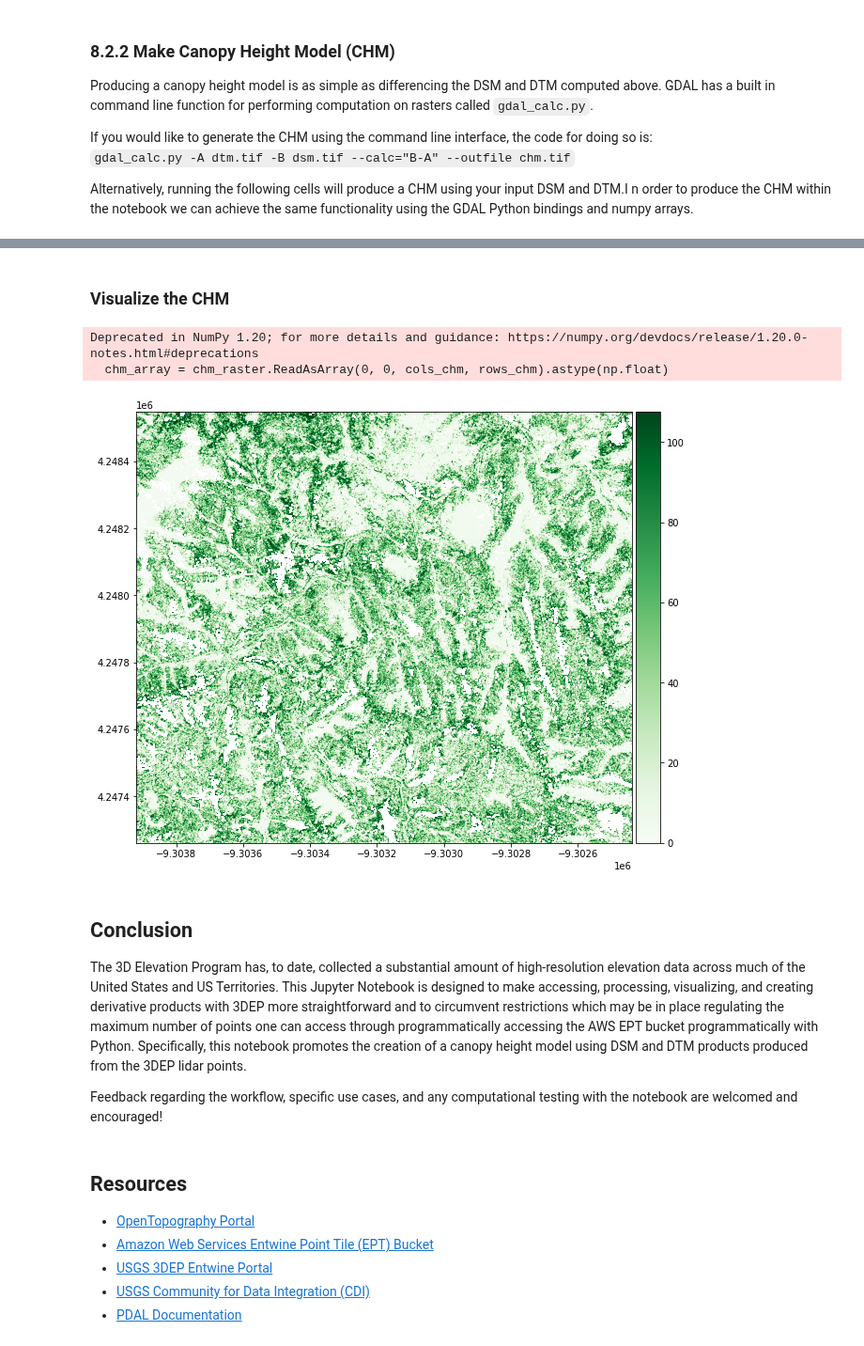
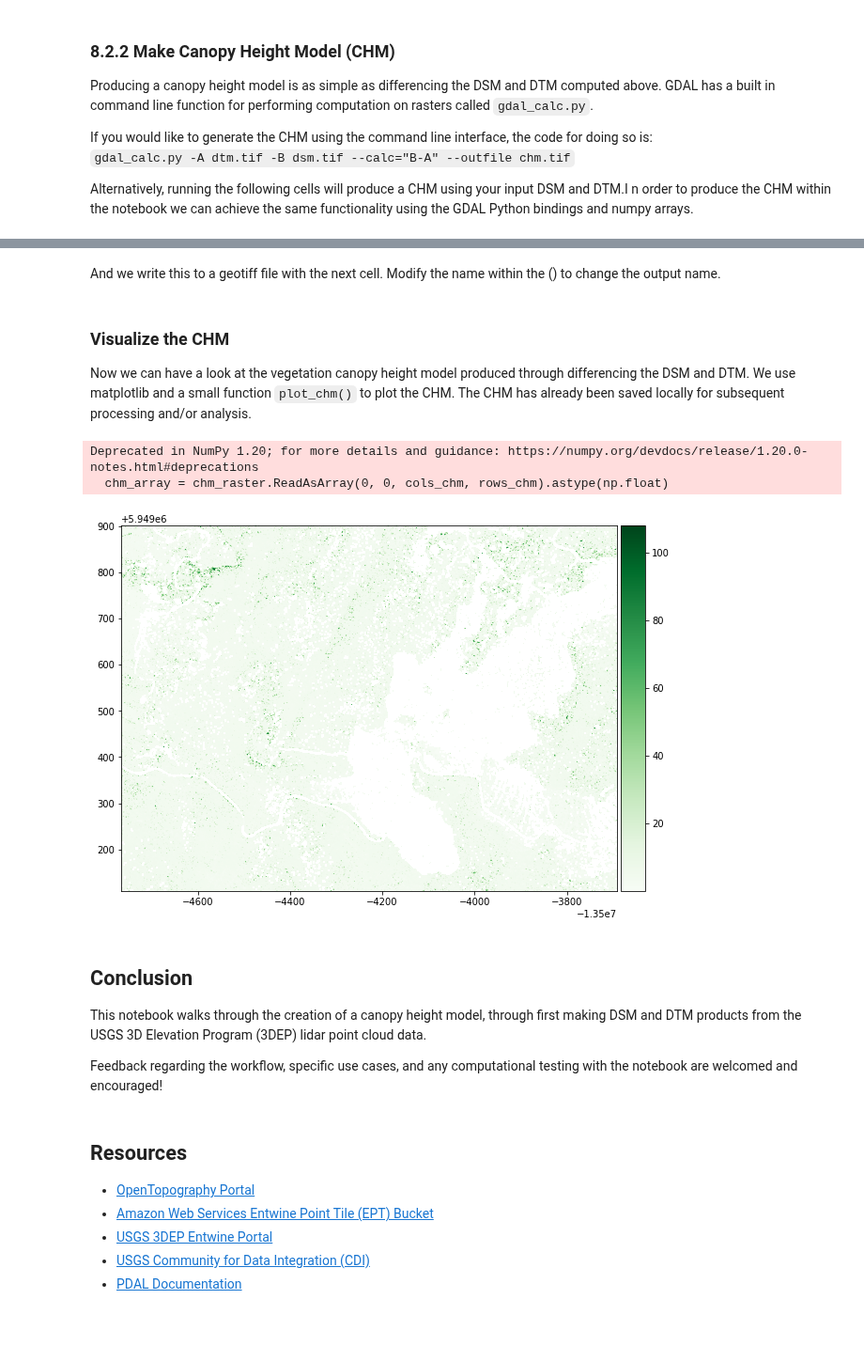
Before and after one commit to cmspeed/OT_3DEP_Workflows, a Jupyter notebook: notebooks/Making_a_Canopy_Height_Model_Using_USGS_3DEP_Data.ipynb, the cells around one changed output, grey strips where cells are left out. Shown at 94% size. Cells and saved outputs as stored; diff of their text form; code cells hidden in the pictures.

Commit message:
update documentation of notebooks

```diff
--- a/notebooks/Making_a_Canopy_Height_Model_Using_USGS_3DEP_Data.ipynb
+++ b/notebooks/Making_a_Canopy_Height_Model_Using_USGS_3DEP_Data.ipynb
@@ -673,8 +672,8 @@ from osgeo.gdalnumeric import *
 from osgeo.gdalconst import *
 # %%
 #read in dsm and dtm
-dsm_name = '/Users/cole/Dropbox/unavco/project/ot_repo/OT_3DEP_Workflows/notebooks/chms/smokey_moutains_2m_dsm.tif'    #/path/to/your/dsm/dsm.tif
-dtm_name = '/Users/cole/Dropbox/unavco/project/ot_repo/OT_3DEP_Workflows/notebooks/chms/smokey_moutains_2m_dtm.tif'    #/path/to/your/dsm/dtm.tif
+dsm_name = 'test_dsm.tif'    #/path/to/your/dsm/dsm.tif
+dtm_name = 'test_dtm.tif'    #/path/to/your/dsm/dtm.tif
 dsm = gdal.Open(dsm_name)
 dtm = gdal.Open(dtm_name)
 # %%
@@ -683,0 +693,20 @@ dtm_array = np.array(dtm.GetRasterBand(1).ReadAsArray())
+# %%
+if dsm_array.shape != dtm_array.shape:
+    dsm_rows = dsm_array.shape[0]
+    dsm_cols = dsm_array.shape[1]
+    dtm_rows = dtm_array.shape[0]
+    dtm_cols = dtm_array.shape[1]
+
+    row_dif = abs(dsm_rows-dtm_rows)
+    col_dif = abs(dsm_cols-dtm_cols)
+
+
+    #make the dtm the same shape as the dsm
+    if dtm_rows > dsm_rows:
+        dtm_array = np.delete(dtm_array, [-row_dif], axis=0)
+    if dtm_cols > dsm_cols:
+        dtm_array = np.delete(dtm_array, [-col_dif], axis=1)
+    if dtm_rows < dsm_rows:
+        dtm_array = np.insert(dtm_array, dtm_rows, [np.zeros(dtm_cols)], axis=0)
+    if dtm_cols < dsm_cols:
+        dtm_array = np.insert(dtm_array, dtm_cols, [np.zeros(dtm_rows)], axis=1)
@@ -684,3 +721,3 @@ dtm_array = np.array(dtm.GetRasterBand(1).ReadAsArray())
 # %%
 #Perform the calculation
-chm = np.sqrt(dsm_array - dtm_array)
+chm_array= np.sqrt(dsm_array - dtm_array)
@@ -689,3 +724,5 @@ dsm_array= numpy.delete(dsm_array, 1, 0)
+# %% [markdown]
+And we write this to a geotiff file with the next cell. Modify the name within the () to change the output name.
 # %%
 #Write the outfile
 driver = gdal.GetDriverByName("GTiff")
@@ -702,6 +739,7 @@ chm = None
 chmOut = None
 # %% [markdown]
 ### Visualize the CHM
+Now we can have a look at the vegetation canopy height model produced through differencing the DSM and DTM. We use matplotlib and a small function `plot_chm()` to plot the CHM. The CHM has already been saved locally for subsequent processing and/or analysis.
 # %%
 import matplotlib.pyplot as plt
 from mpl_toolkits.axes_grid1 import make_axes_locatable
@@ -717,7 +755,7 @@ def plot_chm(chm_array, image_extent, title, cmap_title, colormap, colormap_limi
     plt.set_cmap(colormap)
 # %%
 # Get path and chm filename
-chm_file = dirname+'smokey_mountains_2m_chm.tif' #/path/to/your/chm/chm.tif
+chm_file = 'test_chm.tif' #/path/to/your/chm/chm.tif
 chm_filename = os.path.basename(chm_file)
 chm_filename = chm_filename.split(sep="_")
 
@@ -728,37 +766,37 @@ chm_dataset = gdal.Open(chm_file)
 chm_raster = chm_dataset.GetRasterBand(1)
 
 # Get the NO DATA value
 noDataVal = chm_raster.GetNoDataValue()
 
 # Get required metadata from CHM file
 cols_chm = chm_dataset.RasterXSize
 rows_chm = chm_dataset.RasterYSize
 bands_chm = chm_dataset.RasterCount
 mapinfo_chm = chm_dataset.GetGeoTransform()
 xMin = mapinfo_chm[0]
 yMax = mapinfo_chm[3]
 xMax = xMin + chm_dataset.RasterXSize / mapinfo_chm[1]
 yMin = yMax + chm_dataset.RasterYSize / mapinfo_chm[5]
 image_extent = (xMin, xMax, yMin, yMax)
 
 chm_array = chm_raster.ReadAsArray(0, 0, cols_chm, rows_chm).astype(np.float)
 
 # Plot the CHM figure
 plot_chm(
     chm_array,
     image_extent,
     "Canopy height Model",
     "Canopy height (m)",
     "Greens",
     [0, 9],
 )
 # %% [output]
 Deprecated in NumPy 1.20; for more details and guidance: https://numpy.org/devdocs/release/1.20.0-notes.html#deprecations
   chm_array = chm_raster.ReadAsArray(0, 0, cols_chm, rows_chm).astype(np.float)
-[figure, old version]
+[figure, new version]
 # %% [markdown]
 ## Conclusion
-The 3D Elevation Program has, to date, collected a substantial amount of high-resolution elevation data across much of the United States and US Territories. This Jupyter Notebook is designed to make accessing, processing, visualizing, and creating derivative products with 3DEP more straightforward and to circumvent restrictions which may be in place regulating the maximum number of points one can access through programmatically accessing the AWS EPT bucket programmatically with Python. Specifically, this notebook promotes the creation of a canopy height model using DSM and DTM products produced from the 3DEP lidar points.
+This notebook walks through the creation of a canopy height model, through first making DSM and DTM products from the USGS 3D Elevation Program (3DEP) lidar point cloud data.
 
 Feedback regarding the workflow, specific use cases, and any computational testing with the notebook are welcomed and encouraged!
 # %% [markdown]
```
Also changed, not shown: parts of 48 cells of this notebook, 3 other files.
